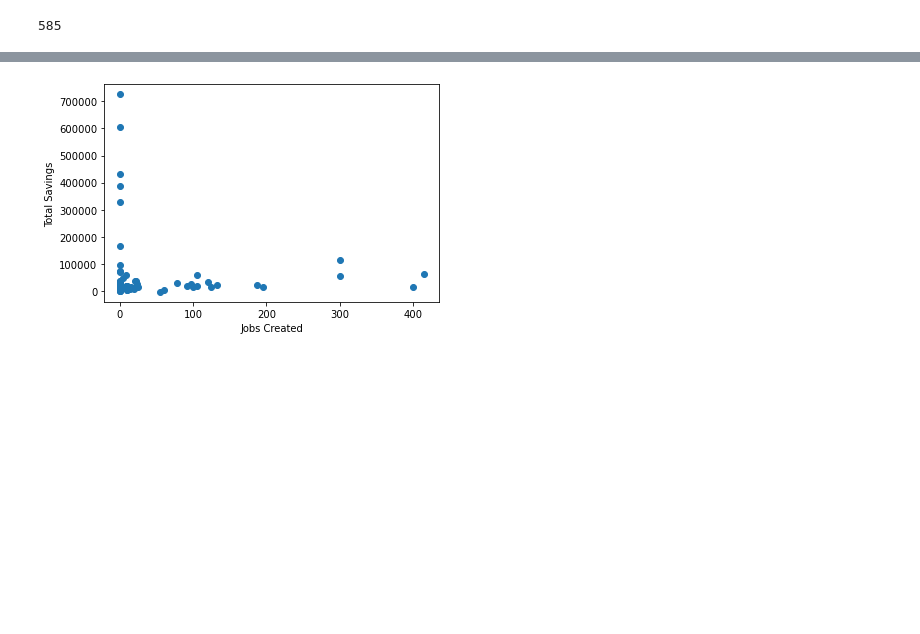
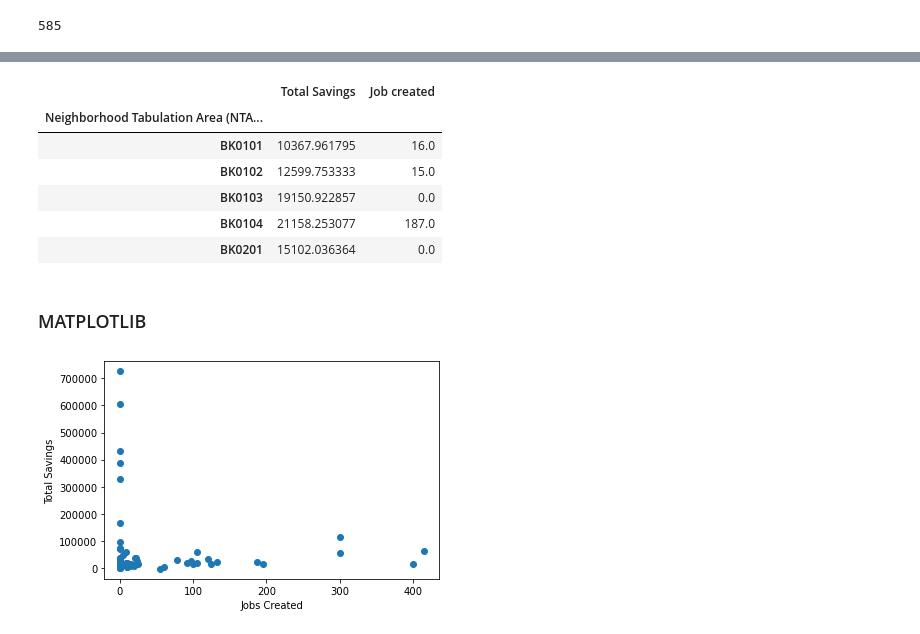
Before and after one commit to vaishalitalwar/data-incubator-day-8-milestone-project, a Jupyter notebook: PandasPractice_Day4_5_TDI.ipynb, the cells around one changed output, grey strips where cells are left out. Saved outputs shown, nothing was run; the diff lists cells and outputs as text; code cells hidden in the pictures; blank space fills up the shorter version.

```diff
--- a/PandasPractice_Day4_5_TDI.ipynb
+++ b/PandasPractice_Day4_5_TDI.ipynb
@@ -85,0 +99,12 @@ energy_save_grpby.drop(columns=['Company Name']).to_csv('data/nta_jobs_saving.cs
+# %%
+#Setting the index to NTA
+nta_top_5 = nta_top_5.drop(columns=["Company Count"]).set_index("Neighborhood Tabulation Area (NTA) (2020)")
+# nta_top_5.head()
+# %% [output]
+|  | Total Savings | Job created |
+| Neighborhood Tabulation Area (NTA... |  |  |
+| BK0101 | 10367.961795 | 16.0 |
+| BK0102 | 12599.753333 | 15.0 |
+| BK0103 | 19150.922857 | 0.0 |
+| BK0104 | 21158.253077 | 187.0 |
+| BK0201 | 15102.036364 | 0.0 |
@@ -86 +114,3 @@ energy_save_grpby.drop(columns=['Company Name']).to_csv('data/nta_jobs_saving.cs
+# %% [markdown]
+### MATPLOTLIB
 # %%
```
Also changed, not shown: parts of 15 cells of this notebook, 1 other file.
